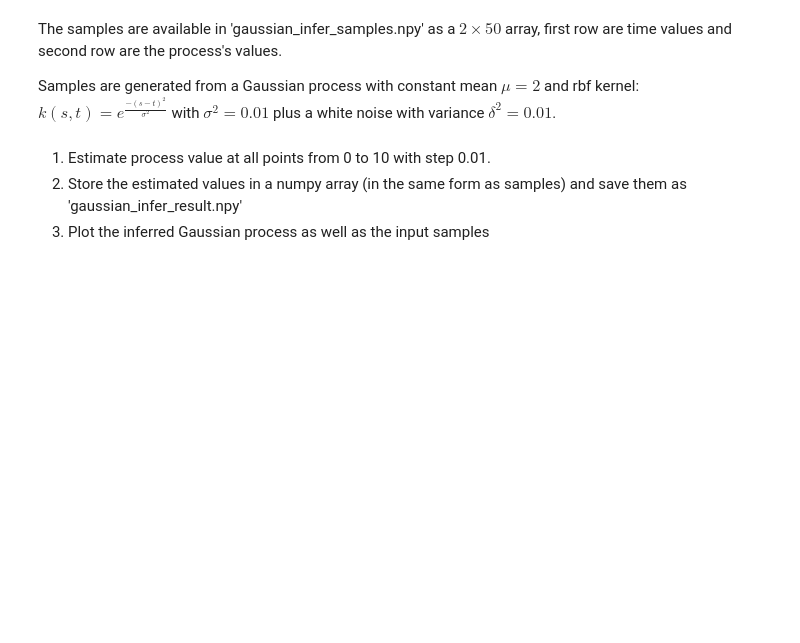
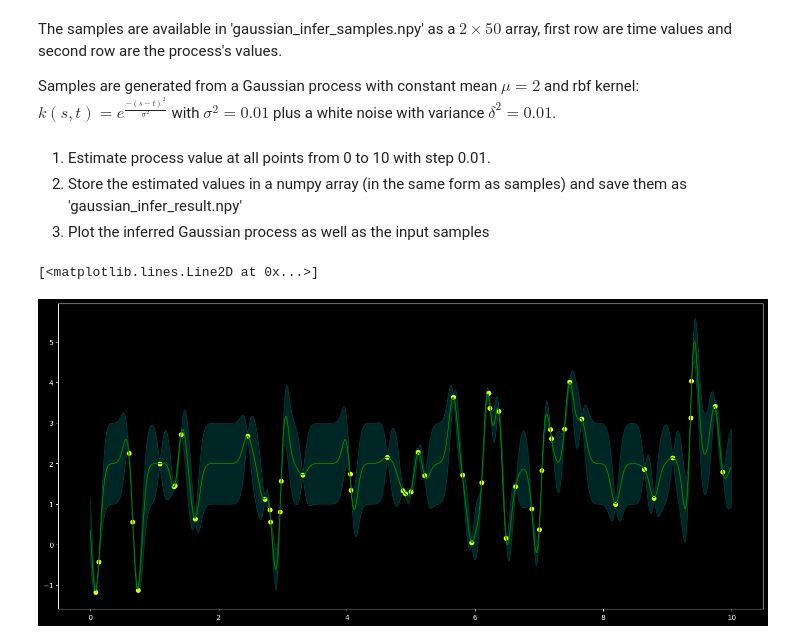
Before and after one commit to mohammadmozafari/stochastic-processes, a Jupyter notebook: hw1/Gaussian Process.ipynb, the cells around one changed output. Saved outputs shown, nothing was run; the diff lists cells and outputs as text; code cells hidden in the pictures; blank space fills up the shorter version.

Commit message:
Complete gaussian inference

```diff
--- a/hw1/Gaussian Process.ipynb
+++ b/hw1/Gaussian Process.ipynb
@@ -196,0 +221,39 @@ $k(s, t) = e^{\frac{-(s-t)^2}{\sigma^2}}$ with $\sigma^2=0.01$ plus a white nois
+# %%
+def cov_fn(s, t, sigma2):
+    return np.exp(-(np.subtract.outer(s, t) ** 2)/sigma2)
+
+
+def predictive(x, data, sigma2):
+    # print(data.shape)
+    k_x_data = cov_fn(x, data[0, :], sigma2)
+    K_data_data_inv = np.linalg.inv(cov_fn(data[0, :], data[0, :], sigma2) + 0.01 * np.eye(data.shape[1]))
+    mu = k_x_data @ K_data_data_inv @ data[1, :]
+    k_x_x = cov_fn(x, x, sigma2)
+    variance = k_x_x - k_x_data @ K_data_data_inv @ k_x_data
+    return mu, variance
+# %%
+data = np.load('gaussian_infer_samples.npy')
+plt.scatter(data[0, :], data[1, :], c='yellow')
+
+data[1, :] = data[1, :] - 2
+
+xaxis = np.arange(0, 10, 0.01)
+
+mus, stds = [], []
+
+for x in xaxis:
+    mu, variance = predictive(x, data, 0.01)
+    mus.append(mu)
+    stds.append(variance ** 0.5)
+
+upper = [2 + mus[i] + stds[i] for i in range(len(mus))]
+lower = [2 + mus[i] - stds[i] for i in range(len(mus))]
+mean = [2 + mus[i] for i in range(len(mus))]
+plt.rc('figure', figsize=(18, 8), dpi=100)
+plt.fill_between(xaxis, lower, upper, color='cyan', alpha=0.15, label='$2\sigma_{2|1}$')
+plt.plot(xaxis, mean, c='green')
+# plt.plot(xaxis, upper, '--')
+# plt.plot(xaxis, lower, '--')
+# %% [output]
+[<matplotlib.lines.Line2D at 0x...>]
+[figure, added]
```
Also changed, not shown: parts of 10 cells of this notebook, 2 other files.
